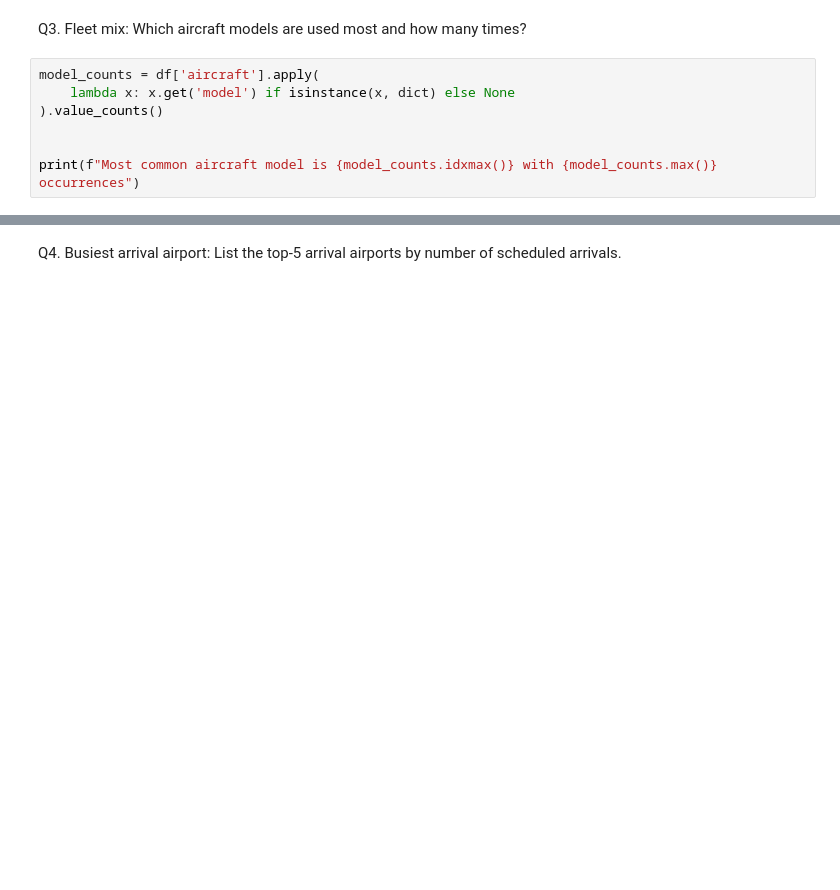
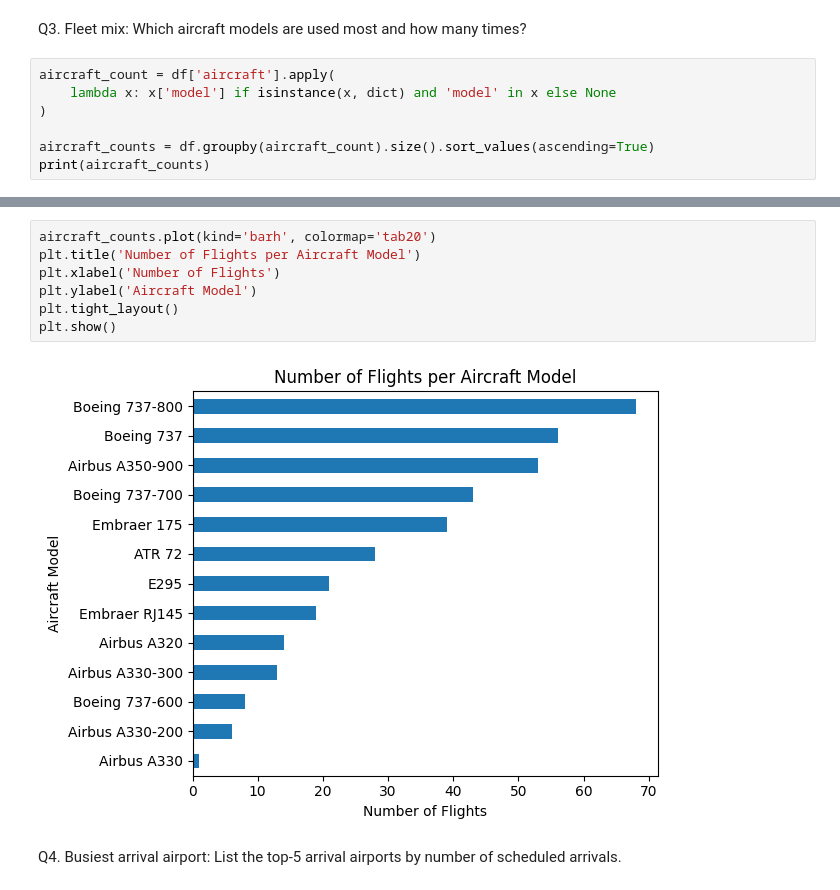
Before and after one commit to abedelb/rimai, a Jupyter notebook: courses/data-engineering/course-2/nkc_airport_analyisis.ipynb, the cells around one changed output, grey strips where cells are left out. Drawn from its saved outputs; the diff is of its cells as text; blank space fills up the shorter version.

```diff
--- a/courses/data-engineering/course-2/nkc_airport_analyisis.ipynb
+++ b/courses/data-engineering/course-2/nkc_airport_analyisis.ipynb
@@ -189,10 +241,10 @@ Distinct airlines: 9
 # %% [markdown]
 Q3. Fleet mix: Which aircraft models are used most and how many times?
 # %%
-model_counts = df['aircraft'].apply(
-    lambda x: x.get('model') if isinstance(x, dict) else None
-).value_counts()
+aircraft_count = df['aircraft'].apply(
+    lambda x: x['model'] if isinstance(x, dict) and 'model' in x else None
+)
 
-
-print(f"Most common aircraft model is {model_counts.idxmax()} with {model_counts.max()} occurrences")
+aircraft_counts = df.groupby(aircraft_count).size().sort_values(ascending=True)
+print(aircraft_counts)
 # %% [output]
@@ -200,3 +266,12 @@ Most common aircraft model is Boeing 737-800 with 68 occurrences
+# %%
+aircraft_counts.plot(kind='barh', colormap='tab20')
+plt.title('Number of Flights per Aircraft Model')
+plt.xlabel('Number of Flights')
+plt.ylabel('Aircraft Model')
+plt.tight_layout()
+plt.show()
+# %% [output]
+[figure, added]
 # %% [markdown]
 Q4. Busiest arrival airport: List the top‑5 arrival airports by number of scheduled arrivals.
 # %%
```
Also changed, not shown: parts of 17 cells of this notebook.
